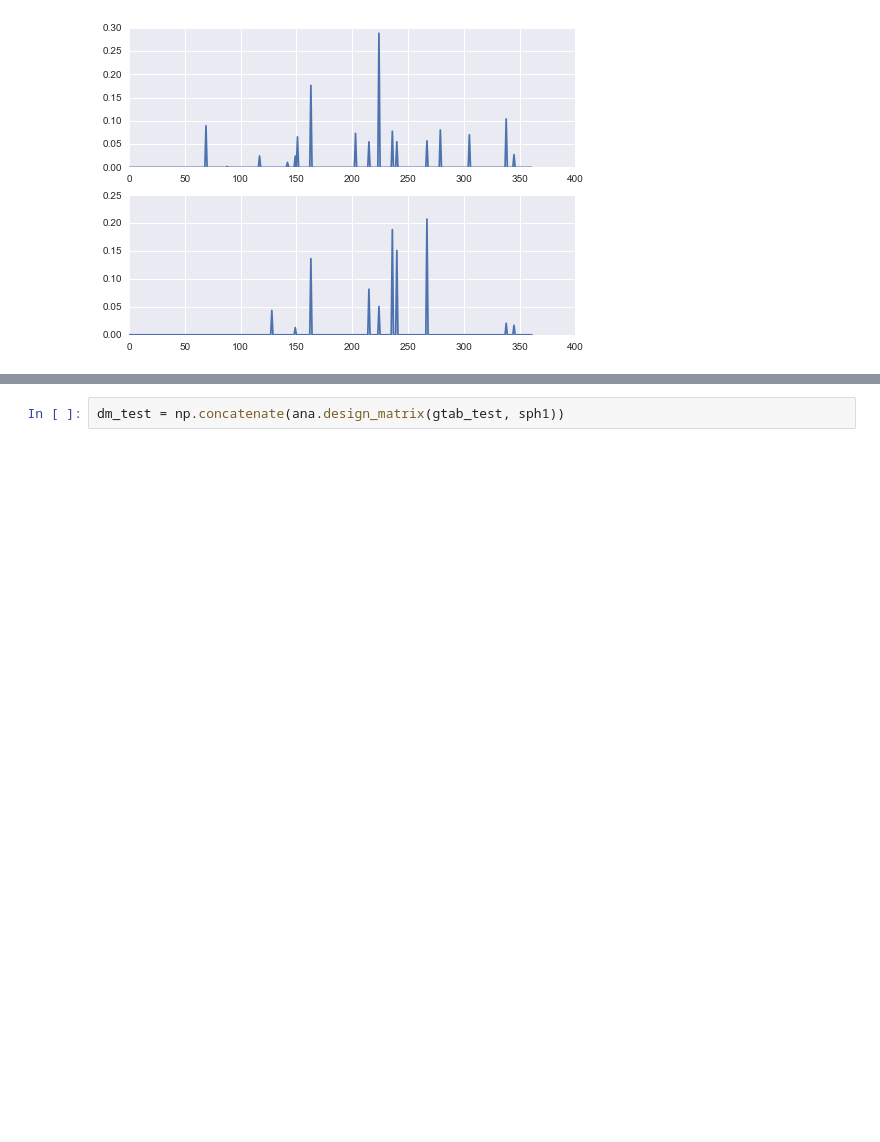
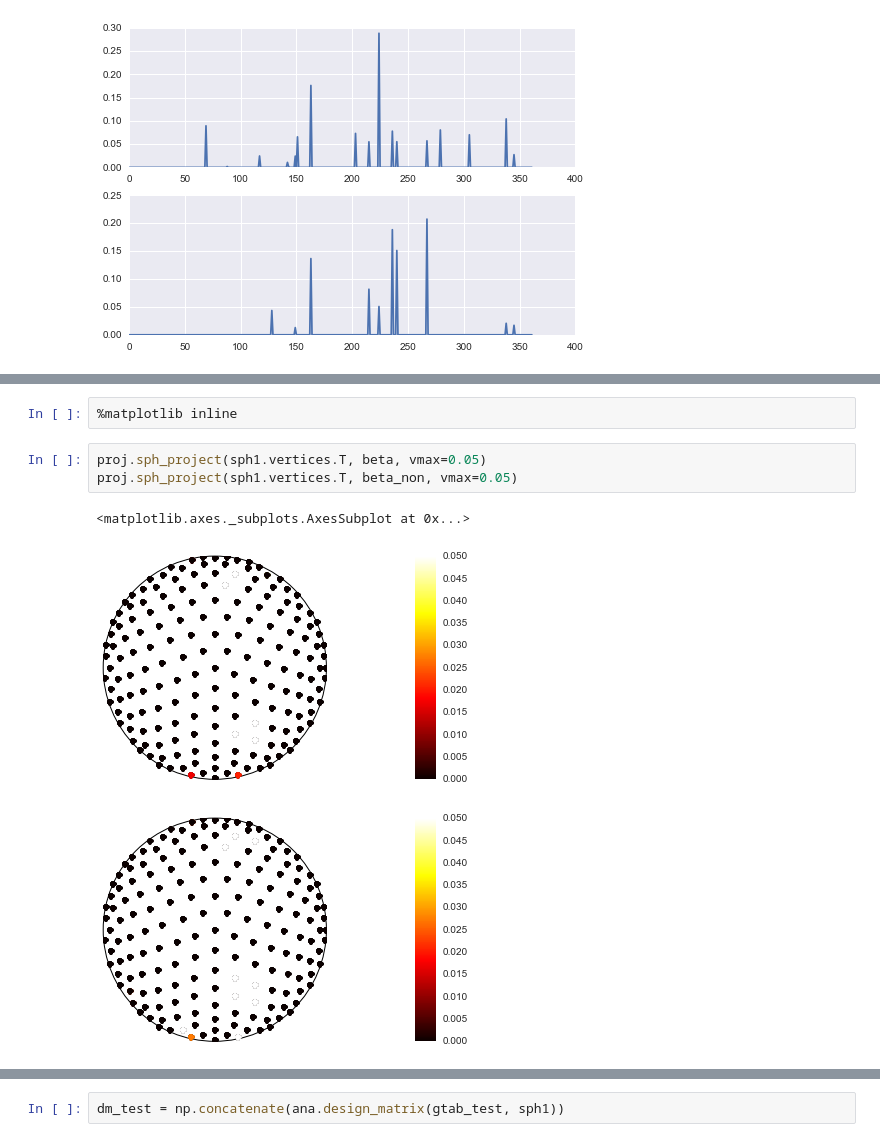
Before and after one commit to arokem/spat-cont, a Jupyter notebook: analysis.ipynb, the cells around one changed output, grey strips where cells are left out. Saved outputs shown, nothing was run; the diff lists cells and outputs as text; blank space fills up the shorter version.

```diff
--- a/analysis.ipynb
+++ b/analysis.ipynb
@@ -131,3 +144,12 @@ ax[1].plot(beta)
+# %%
+%matplotlib inline
+# %%
+proj.sph_project(sph1.vertices.T, beta, vmax=0.05)
+proj.sph_project(sph1.vertices.T, beta_non, vmax=0.05)
+# %% [output]
+<matplotlib.axes._subplots.AxesSubplot at 0x...>
+[figure, added]
+[figure, added]
 # %%
 np.dot(beta_non, beta_non), np.dot(beta, beta)
 # %% [output]
```
Also changed, not shown: parts of 10 cells of this notebook.
